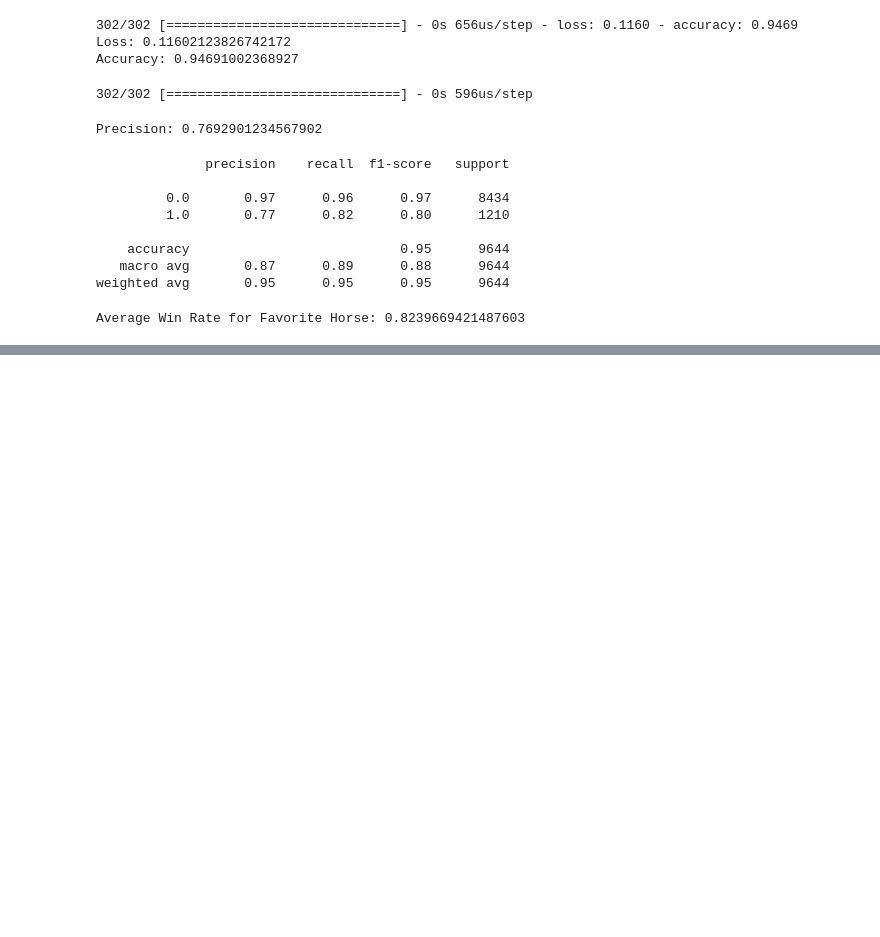
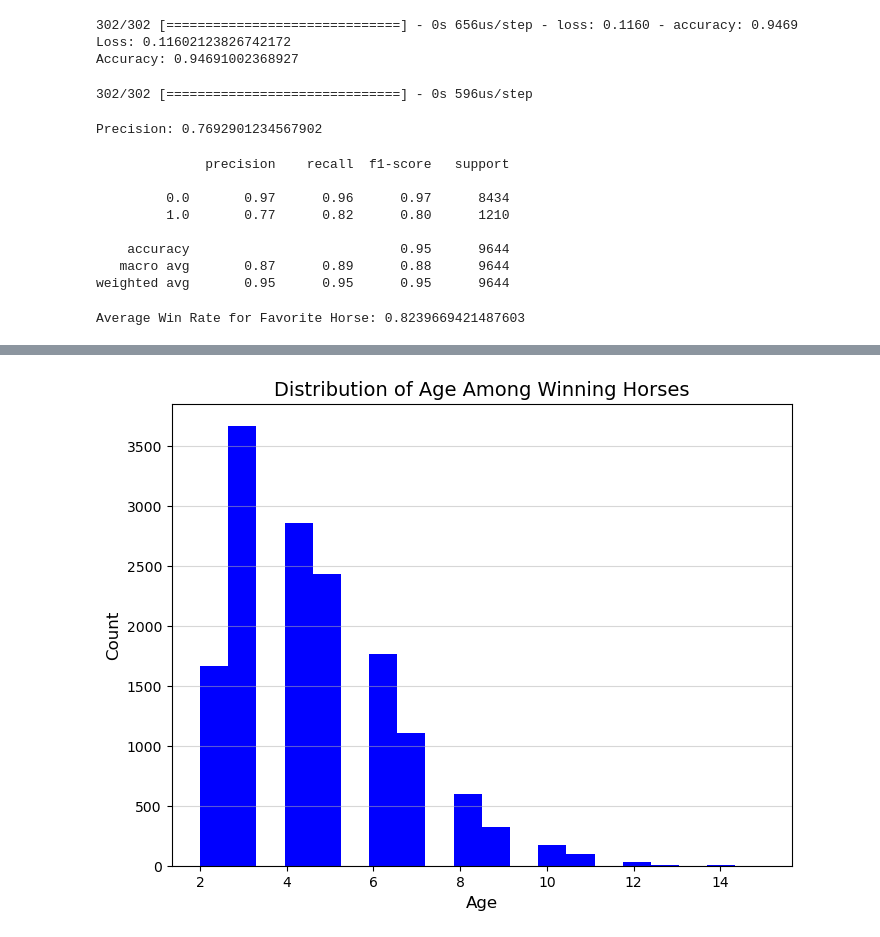
Before and after one commit to hiromimiyata/Mustang, a Jupyter notebook: Aumekubo/project_mustang_classification_model1.ipynb, the cells around one changed output, grey strips where cells are left out. Saved outputs shown, nothing was run; the diff lists cells and outputs as text; code cells hidden in the pictures; blank space fills up the shorter version.

```diff
--- a/Aumekubo/project_mustang_classification_model1.ipynb
+++ b/Aumekubo/project_mustang_classification_model1.ipynb
@@ -286,0 +262,25 @@ plt.show()
+# %%
+# Filter the dataset to include only winning horses
+winning_horses_df = clean_m1_df[clean_m1_df['res_win'] == 1]
+
+# Set the figure size
+plt.figure(figsize=(8, 6))
+
+# Plot the age distribution of winning horses
+plt.hist(winning_horses_df['age'], bins=20, color='blue')
+
+# Add gridlines
+plt.grid(axis='y', alpha=0.5)
+
+# Customize colors and labels
+plt.xlabel('Age', fontsize=12)
+plt.ylabel('Count', fontsize=12)
+plt.title('Distribution of Age Among Winning Horses', fontsize=14)
+
+# Set a light background color
+plt.gca().set_facecolor('white')
+
+# Show the plot
+plt.show()
+# %% [output]
+[figure, added]
```
Also changed, not shown: parts of 5 cells of this notebook, 5 other files.
